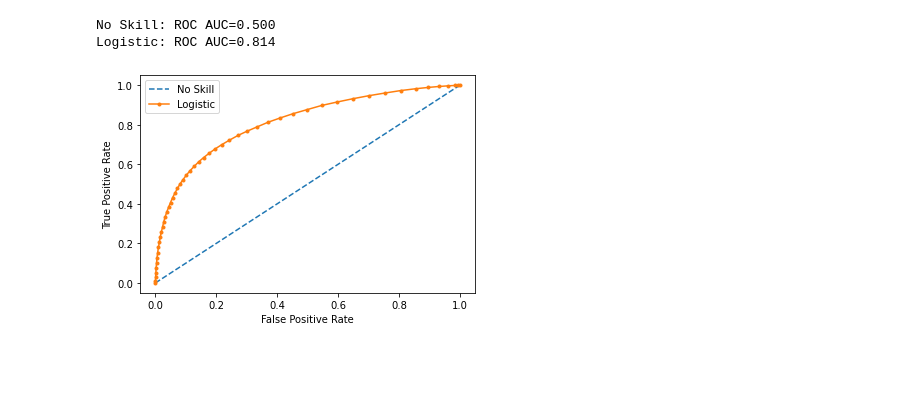
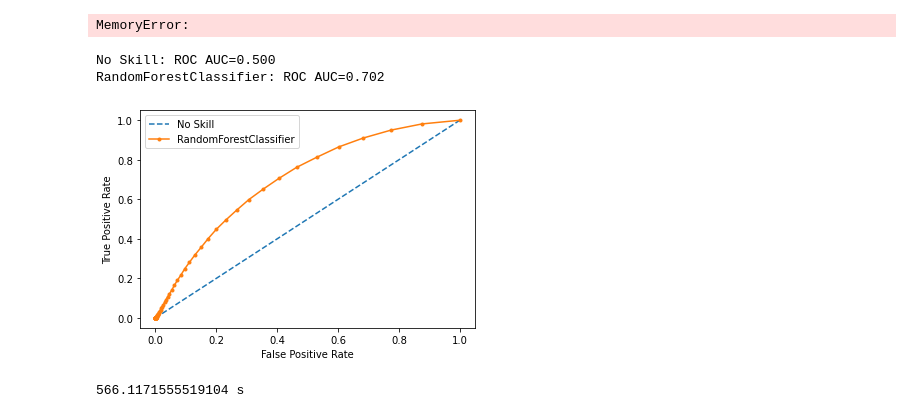
Before and after one commit to amyoxen/FinalProject, a Jupyter notebook: Final Code/7. Random Forest Classifier.ipynb, the cells around one changed output. Drawn from its saved outputs; the diff is of its cells as text; code cells hidden in the pictures; blank space fills up the shorter version.

```diff
--- a/Final Code/7. Random Forest Classifier.ipynb
+++ b/Final Code/7. Random Forest Classifier.ipynb
@@ -53,33 +83,71 @@ Logistic: ROC AUC=0.742
 trainX, testX, trainy, testy = train_test_split(X_pca, y_prepay, test_size=0.2, random_state=2)
 # generate a no skill prediction (majority class)
 ns_probs = [0 for _ in range(len(testy))]
+# %%
+time_start = time.time()
+model = RandomForestClassifier(n_estimators=100,random_state=0)
+model.fit(trainX, trainy)
+time_end = time.time()
+
+filename = 'rf_model_prepay.sav'
+#filename = 'rf_model_date_prepay.sav'
+
+pickle.dump(model, open(filename, 'wb'))
+model = pickle.load(open(filename, 'rb'))
+
+# predict probabilities
+lr_probs = model.predict_proba(testX)
+# keep probabilities for the positive outcome only
+lr_probs = lr_probs[:, 1]
+# calculate scores
+ns_auc = roc_auc_score(testy, ns_probs)
+lr_auc = roc_auc_score(testy, lr_probs)
+# summarize scores
+print('No Skill: ROC AUC=%.3f' % (ns_auc))
+print('RandomForestClassifier: ROC AUC=%.3f' % (lr_auc))
+# calculate roc curves
+ns_fpr, ns_tpr, _ = roc_curve(testy, ns_probs)
+lr_fpr, lr_tpr, _ = roc_curve(testy, lr_probs)
+# plot the roc curve for the model
+plt.plot(ns_fpr, ns_tpr, linestyle='--', label='No Skill')
+plt.plot(lr_fpr, lr_tpr, marker='.', label='RandomForestClassifier')
+# axis labels
+plt.xlabel('False Positive Rate')
+plt.ylabel('True Positive Rate')
+# show the legend
+plt.legend()
+# show the plot
+plt.show()
+print (time_end - time_start, "s")
+# %% [output]
+MemoryError:
 # %%
-model = RandomForestClassifier(n_estimators=50,random_state=0)
-model.fit(trainX, trainy)
-# predict probabilities
 lr_probs = model.predict_proba(testX)
 # keep probabilities for the positive outcome only
 lr_probs = lr_probs[:, 1]
 # calculate scores
 ns_auc = roc_auc_score(testy, ns_probs)
 lr_auc = roc_auc_score(testy, lr_probs)
 # summarize scores
 print('No Skill: ROC AUC=%.3f' % (ns_auc))
 print('RandomForestClassifier: ROC AUC=%.3f' % (lr_auc))
 # calculate roc curves
 ns_fpr, ns_tpr, _ = roc_curve(testy, ns_probs)
 lr_fpr, lr_tpr, _ = roc_curve(testy, lr_probs)
 # plot the roc curve for the model
 plt.plot(ns_fpr, ns_tpr, linestyle='--', label='No Skill')
-plt.plot(lr_fpr, lr_tpr, marker='.', label='Logistic')
+plt.plot(lr_fpr, lr_tpr, marker='.', label='RandomForestClassifier')
 # axis labels
 plt.xlabel('False Positive Rate')
 plt.ylabel('True Positive Rate')
 # show the legend
 plt.legend()
 # show the plot
 plt.show()
+
+print (time_end - time_start, "s")
 # %% [output]
 No Skill: ROC AUC=0.500
-Logistic: ROC AUC=0.814
+RandomForestClassifier: ROC AUC=0.702
-[figure, old version]
+[figure, new version]
+566.1171555519104 s
```
Also changed, not shown: parts of 5 cells of this notebook, 7 other files.
